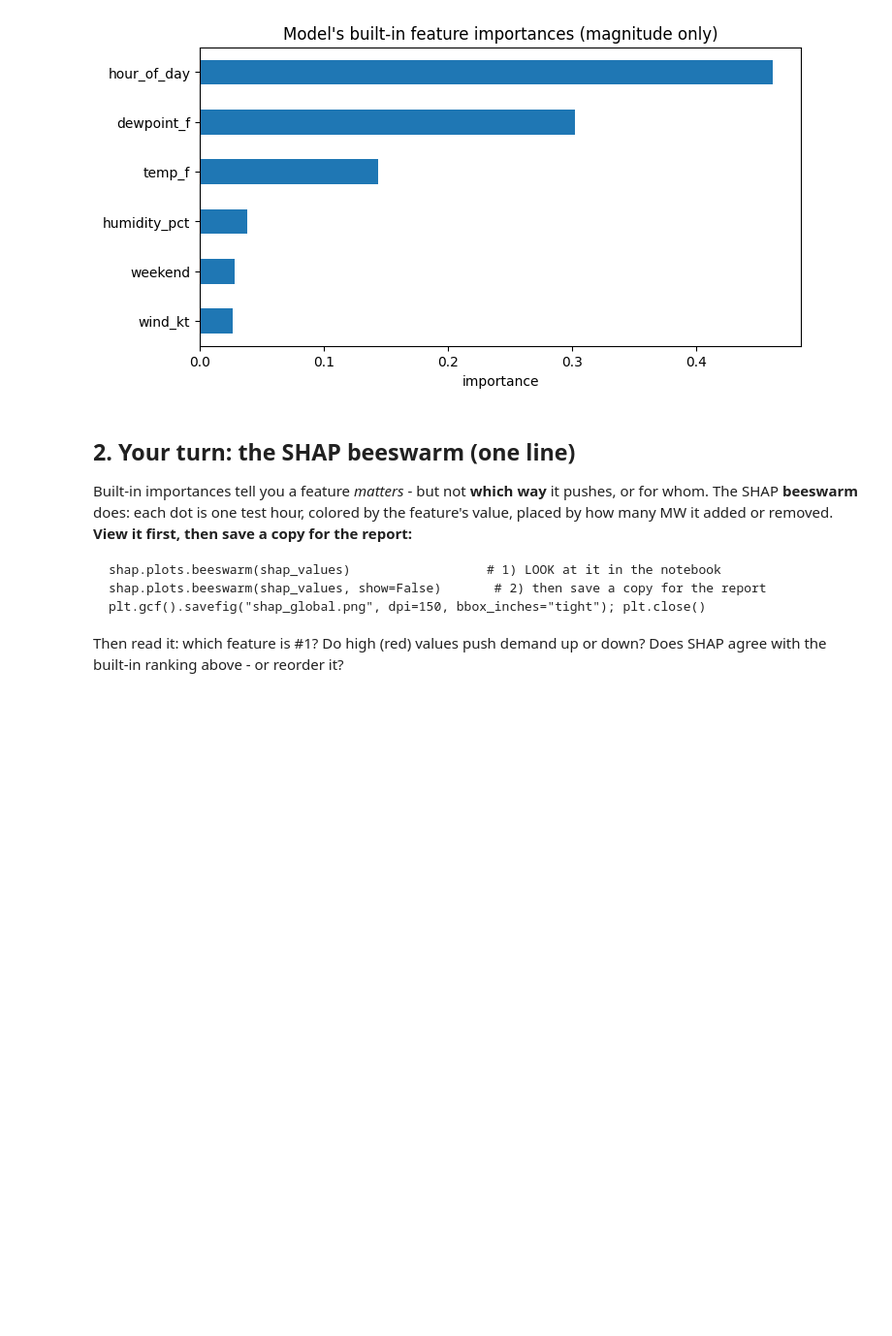
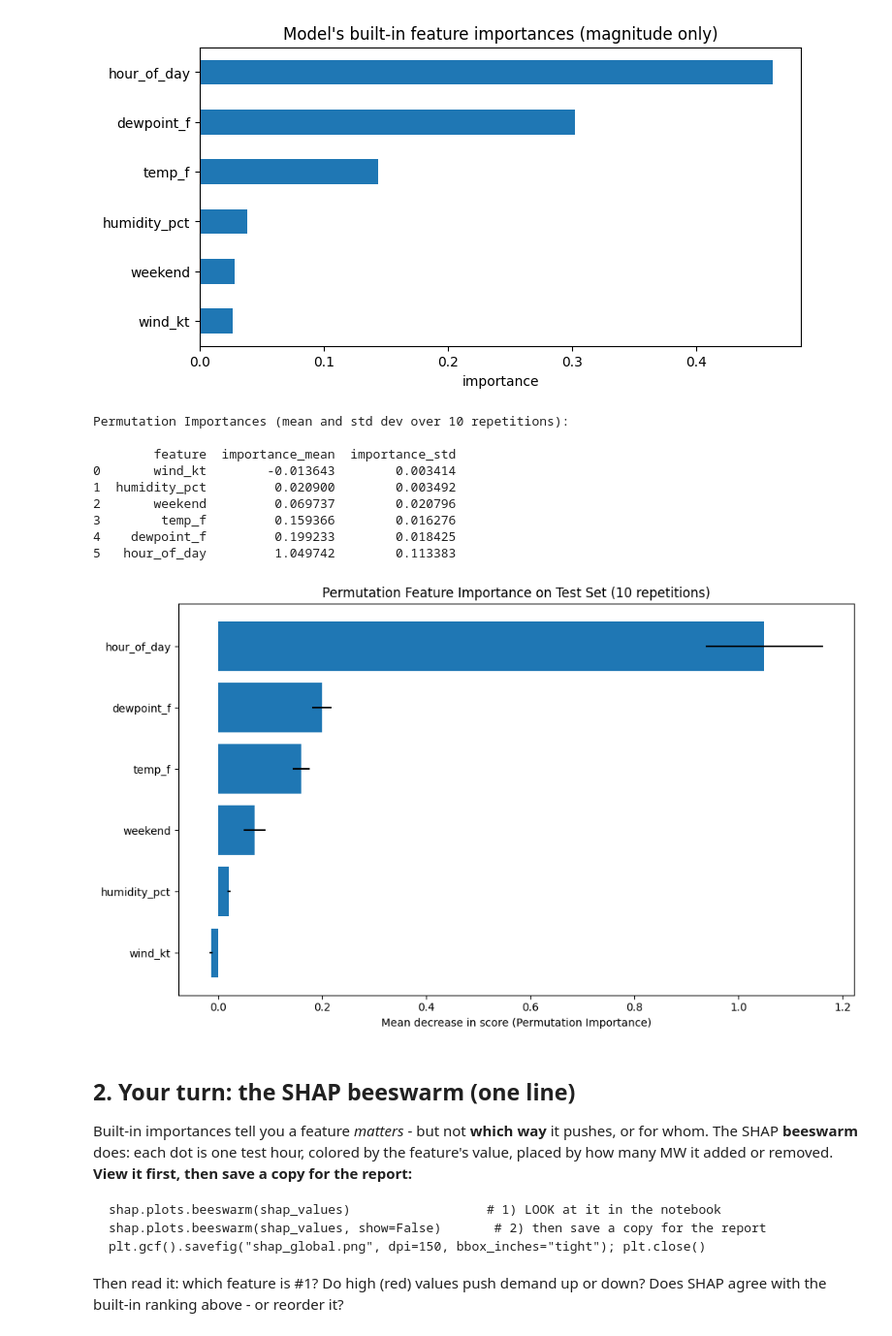
Before and after one commit to OPIM5512-des18004/OPIM5512-lab2-des18004-trp19006, a Jupyter notebook: notebooks/Lab2_A_Global_SHAP.ipynb, the cells around one changed output. Shown at 97% size. Cells and saved outputs as stored; diff of their text form; code cells hidden in the pictures; blank space fills up the shorter version.

```diff
--- a/notebooks/Lab2_A_Global_SHAP.ipynb
+++ b/notebooks/Lab2_A_Global_SHAP.ipynb
@@ -78,6 +78,55 @@ print("saved importances_builtin.png")
 # %% [output]
 saved importances_builtin.png
 [figure]
+# %%
+from sklearn.inspection import permutation_importance
+import pandas as pd
+import matplotlib.pyplot as plt
+
+# Perform permutation importance with 10 repetitions on the test set
+# n_jobs=-1 uses all available processors
+result = permutation_importance(
+    model, Xte, yte, n_repeats=10, random_state=42, n_jobs=-1
+)
+
+# Sort features by their mean importance
+sorted_idx = result.importances_mean.argsort()
+
+# Create a DataFrame for better readability
+perm_importance_df = pd.DataFrame(
+    {
+        "feature": [FEATURES[i] for i in sorted_idx],
+        "importance_mean": result.importances_mean[sorted_idx],
+        "importance_std": result.importances_std[sorted_idx],
+    }
+)
+
+print("Permutation Importances (mean and std dev over 10 repetitions):\n")
+print(perm_importance_df)
+
+# Plot the permutation importances with error bars representing standard deviation
+fig, ax = plt.subplots(figsize=(10, 6))
+ax.barh(
+    perm_importance_df["feature"],
+    perm_importance_df["importance_mean"],
+    xerr=perm_importance_df["importance_std"],
+    align="center",
+)
+ax.set_xlabel("Mean decrease in score (Permutation Importance)")
+ax.set_title("Permutation Feature Importance on Test Set (10 repetitions)")
+plt.tight_layout()
+plt.show()
+# %% [output]
+Permutation Importances (mean and std dev over 10 repetitions):
+
+        feature  importance_mean  importance_std
+0       wind_kt        -0.013643        0.003414
+1  humidity_pct         0.020900        0.003492
+2       weekend         0.069737        0.020796
+3        temp_f         0.159366        0.016276
+4    dewpoint_f         0.199233        0.018425
+5   hour_of_day         1.049742        0.113383
+[figure, added]
 # %% [markdown]
 ## 2. Your turn: the SHAP beeswarm (one line)
 
```
